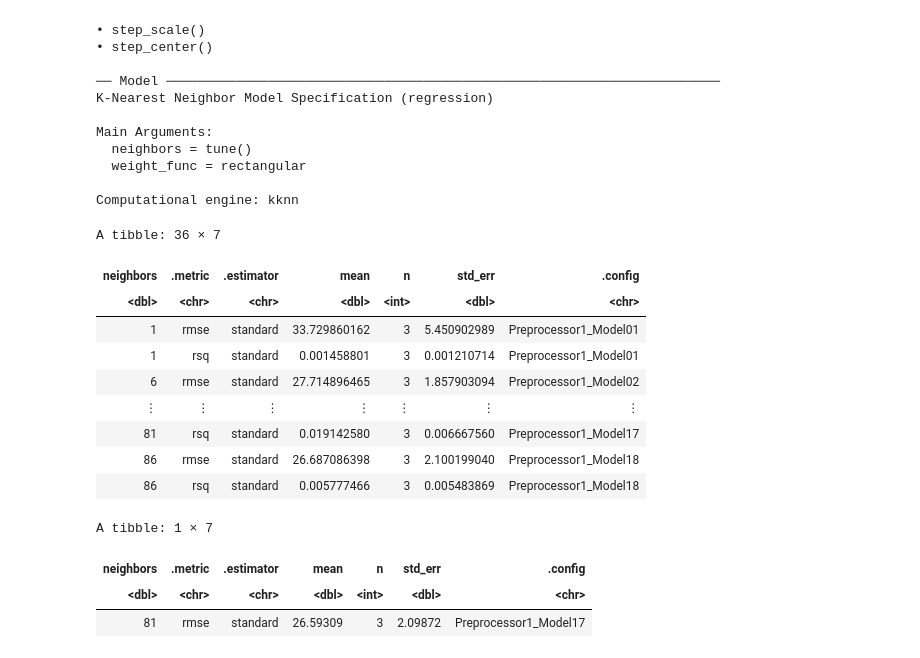
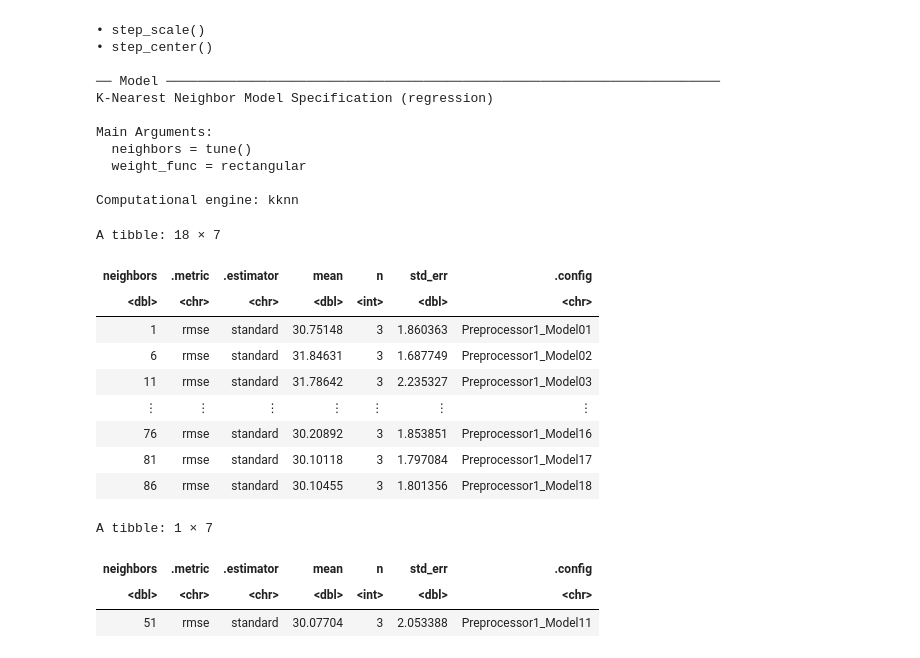
Before and after one commit to leenzeidan/minecraft_project, a Jupyter notebook: project_report.ipynb, the cells around one changed output. Drawn from its saved outputs; the diff is of its cells as text; code cells hidden in the pictures.

```diff
--- a/project_report.ipynb
+++ b/project_report.ipynb
@@ -179,32 +181,39 @@ Main Arguments:
 
 Computational engine: kknn
 # %%
+set.seed(123)
 gridvals <- tibble(neighbors = seq(from = 1, to = 90, by = 5))
 
 players_results <- players_workflow |>
     tune_grid(resamples = players_vfold, grid = gridvals) |>
-    collect_metrics()
+    collect_metrics() |>
+
+# added filter
+    filter(.metric == "rmse")
 
 players_results
 # %% [output]
-A tibble: 36 × 7
+A tibble: 18 × 7
 | neighbors | .metric | .estimator | mean | n | std_err | .config |
 | <dbl> | <chr> | <chr> | <dbl> | <int> | <dbl> | <chr> |
-| 1 | rmse | standard | 33.729860162 | 3 | 5.450902989 | Preprocessor1_Model01 |
-| 1 | rsq | standard | 0.001458801 | 3 | 0.001210714 | Preprocessor1_Model01 |
-| 6 | rmse | standard | 27.714896465 | 3 | 1.857903094 | Preprocessor1_Model02 |
+| 1 | rmse | standard | 30.75148 | 3 | 1.860363 | Preprocessor1_Model01 |
+| 6 | rmse | standard | 31.84631 | 3 | 1.687749 | Preprocessor1_Model02 |
+| 11 | rmse | standard | 31.78642 | 3 | 2.235327 | Preprocessor1_Model03 |
 | ⋮ | ⋮ | ⋮ | ⋮ | ⋮ | ⋮ | ⋮ |
-| 81 | rsq | standard | 0.019142580 | 3 | 0.006667560 | Preprocessor1_Model17 |
-| 86 | rmse | standard | 26.687086398 | 3 | 2.100199040 | Preprocessor1_Model18 |
-| 86 | rsq | standard | 0.005777466 | 3 | 0.005483869 | Preprocessor1_Model18 |
+| 76 | rmse | standard | 30.20892 | 3 | 1.853851 | Preprocessor1_Model16 |
+| 81 | rmse | standard | 30.10118 | 3 | 1.797084 | Preprocessor1_Model17 |
+| 86 | rmse | standard | 30.10455 | 3 | 1.801356 | Preprocessor1_Model18 |
 # %%
+set.seed(123)
+
 min_rmspe <- players_results |>
-   filter(.metric == "rmse") |>
-   slice_min(mean, n=1)
+    filter(mean == min(mean))
+   # filter(.metric == "rmse") |>
+   # slice_min(mean, n = 1)
 min_rmspe
 # %% [output]
 A tibble: 1 × 7
 | neighbors | .metric | .estimator | mean | n | std_err | .config |
 | <dbl> | <chr> | <chr> | <dbl> | <int> | <dbl> | <chr> |
-| 81 | rmse | standard | 26.59309 | 3 | 2.09872 | Preprocessor1_Model17 |
+| 51 | rmse | standard | 30.07704 | 3 | 2.053388 | Preprocessor1_Model11 |
 # %%
```
Also changed, not shown: parts of 5 cells of this notebook.
